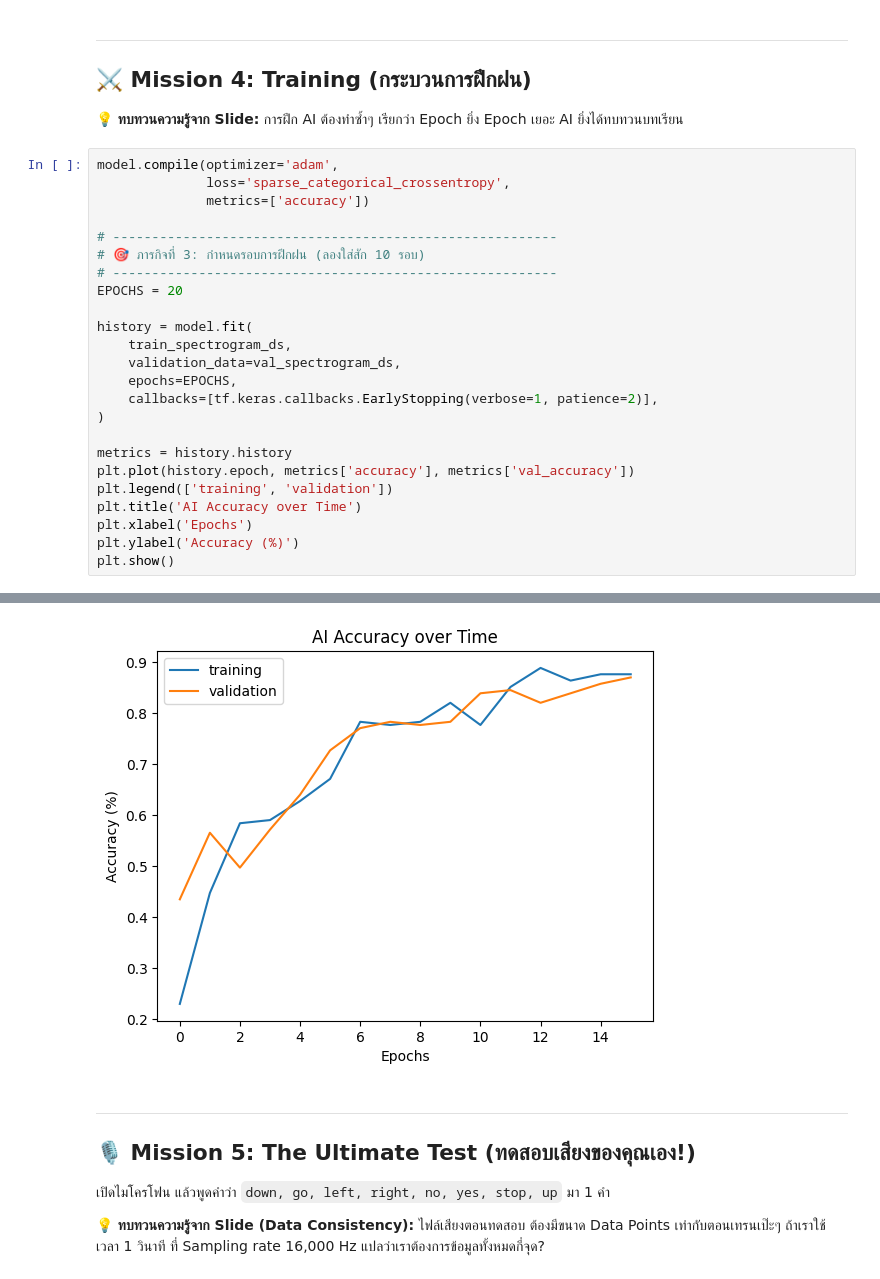
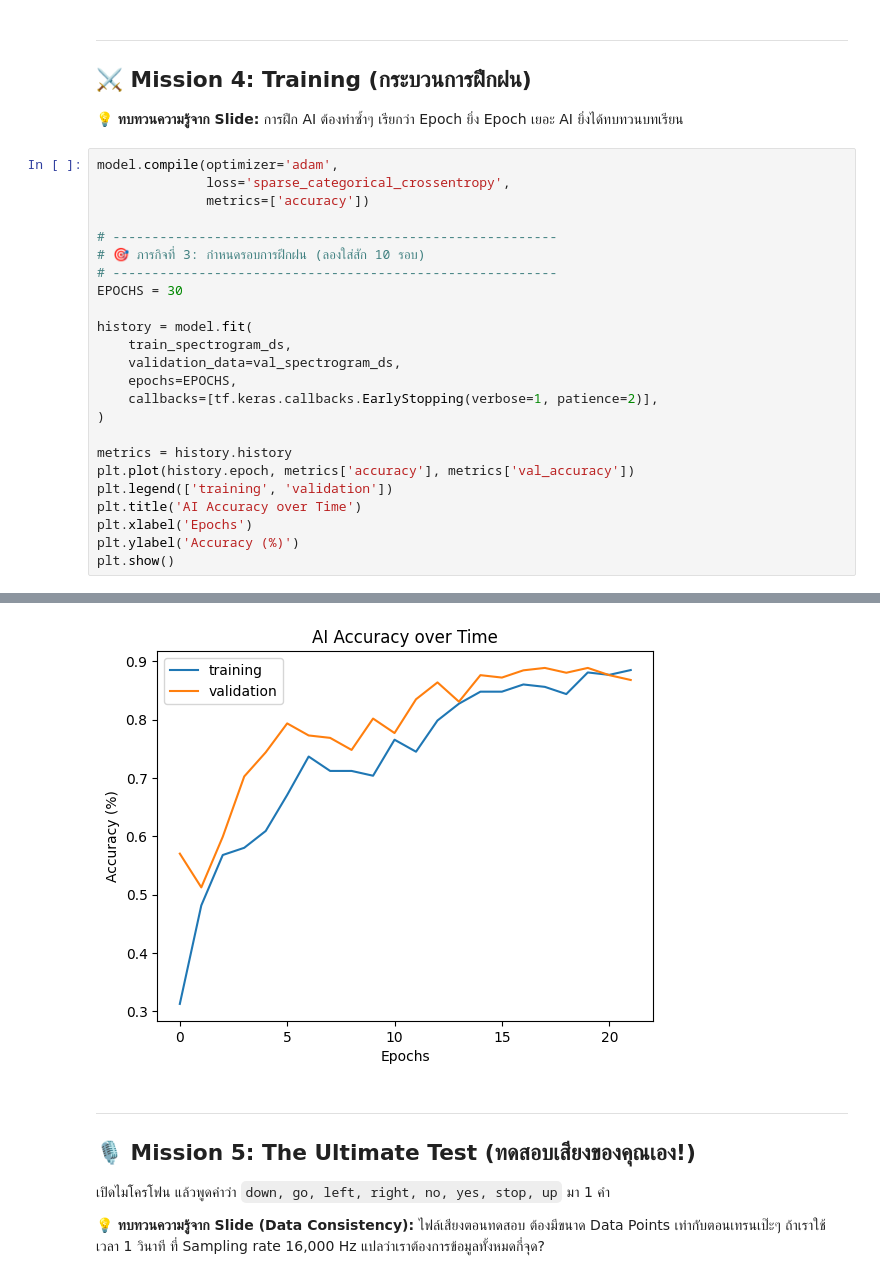
Before and after one commit to ark9029/DSP-Labs, a Jupyter notebook: Final_of_Thai_Speech.ipynb, the cells around one changed output, grey strips where cells are left out. Saved outputs shown, nothing was run; the diff lists cells and outputs as text.

```diff
--- a/Final_of_Thai_Speech.ipynb
+++ b/Final_of_Thai_Speech.ipynb
@@ -253,7 +254,7 @@ model.compile(optimizer='adam',
 # ---------------------------------------------------------
 # 🎯 ภารกิจที่ 3: กำหนดรอบการฝึกฝน (ลองใส่สัก 10 รอบ)
 # ---------------------------------------------------------
-EPOCHS = 20
+EPOCHS = 30
 
 history = model.fit(
     train_spectrogram_ds,
@@ -290,4 +291,4 @@ Epoch 16: early stopping
-[figure, old version]
+[figure, new version]
 # %% [markdown]
 ---
 ## 🎙️ Mission 5: The Ultimate Test (ทดสอบเสียงของคุณเอง!)
```
Also changed, not shown: parts of 7 cells of this notebook.
